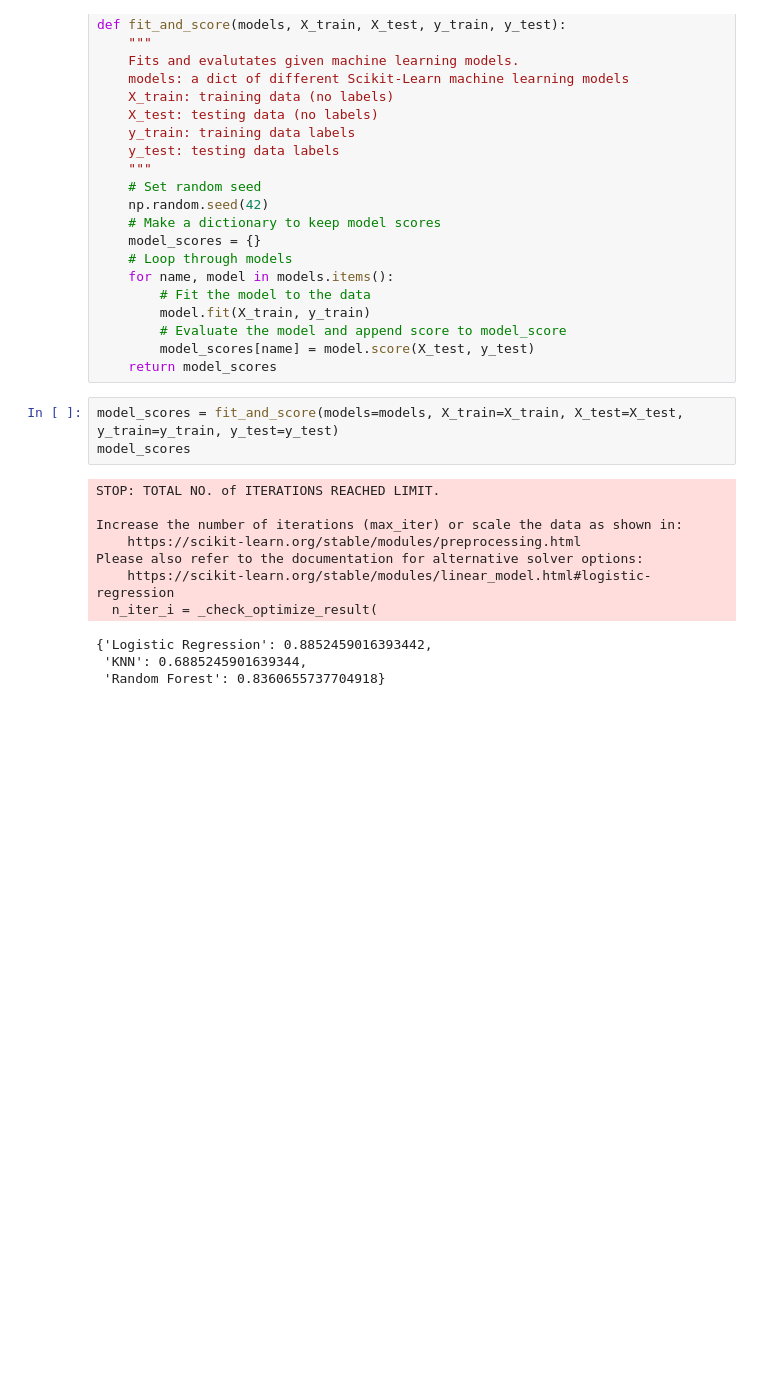
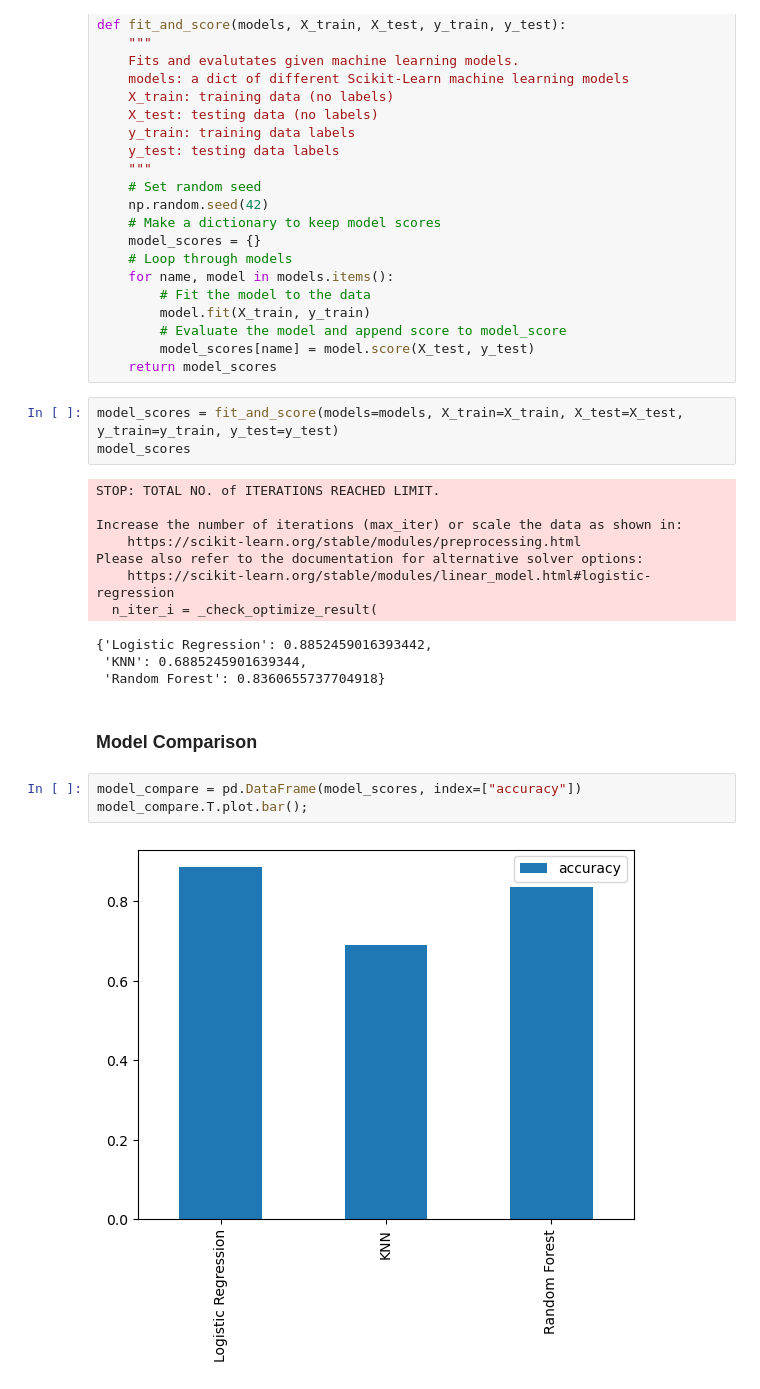
Before and after one commit to walread/heart-disease-project, a Jupyter notebook: heart-disease-classification.ipynb, the cells around one changed output. Saved outputs shown, nothing was run; the diff lists cells and outputs as text; blank space fills up the shorter version.

```diff
--- a/heart-disease-classification.ipynb
+++ b/heart-disease-classification.ipynb
@@ -364,3 +364,10 @@ Please also refer to the documentation for alternative solver options:
 {'Logistic Regression': 0.8852459016393442,
  'KNN': 0.6885245901639344,
  'Random Forest': 0.8360655737704918}
+# %% [markdown]
+### Model Comparison
+# %%
+model_compare = pd.DataFrame(model_scores, index=["accuracy"])
+model_compare.T.plot.bar();
+# %% [output]
+[figure, added]
```
Also changed, not shown: parts of 8 cells of this notebook.
